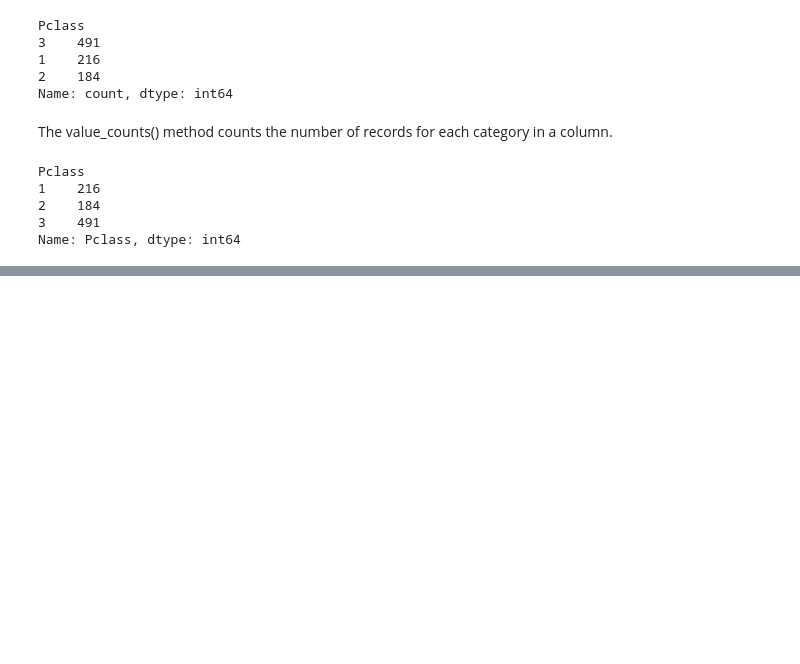
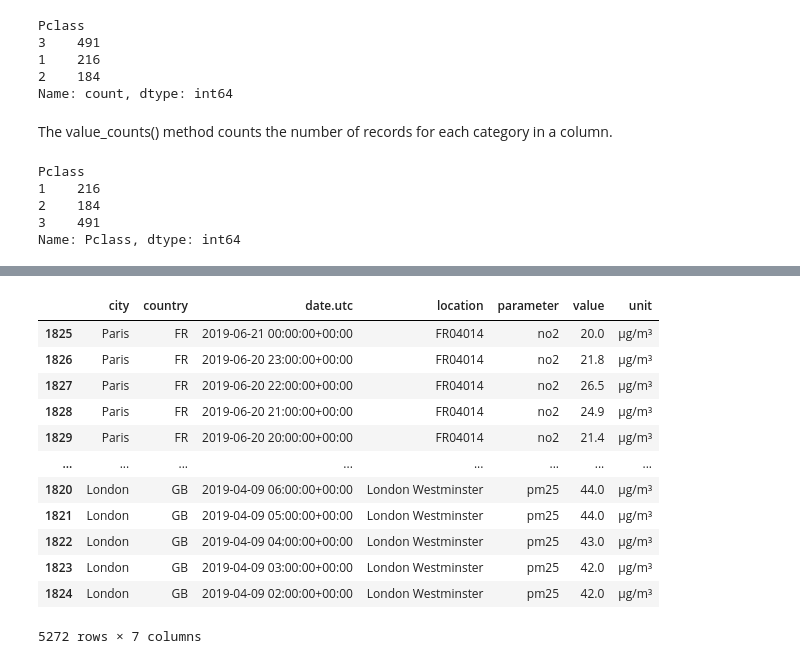
Before and after one commit to chandan-nagaraju/DS_learning, a Jupyter notebook: Notebooks/01 fundamentals/2. Pandas.ipynb, the cells around one changed output, grey strips where cells are left out. Saved outputs shown, nothing was run; the diff lists cells and outputs as text; code cells hidden in the pictures; blank space fills up the shorter version.

```diff
--- a/Notebooks/01 fundamentals/2. Pandas.ipynb
+++ b/Notebooks/01 fundamentals/2. Pandas.ipynb
@@ -641,0 +752,18 @@ KeyError: 'value'
+# %%
+airquality_pm_no2=pd.concat([no2,pm25], axis=0)
+# %%
+airquality_pm_no2
+# %% [output]
+|  | city | country | date.utc | location | parameter | value | unit |
+| 1825 | Paris | FR | 2019-06-21 00:00:00+00:00 | FR04014 | no2 | 20.0 | µg/m³ |
+| 1826 | Paris | FR | 2019-06-20 23:00:00+00:00 | FR04014 | no2 | 21.8 | µg/m³ |
+| 1827 | Paris | FR | 2019-06-20 22:00:00+00:00 | FR04014 | no2 | 26.5 | µg/m³ |
+| 1828 | Paris | FR | 2019-06-20 21:00:00+00:00 | FR04014 | no2 | 24.9 | µg/m³ |
+| 1829 | Paris | FR | 2019-06-20 20:00:00+00:00 | FR04014 | no2 | 21.4 | µg/m³ |
+| ... | ... | ... | ... | ... | ... | ... | ... |
+| 1820 | London | GB | 2019-04-09 06:00:00+00:00 | London Westminster | pm25 | 44.0 | µg/m³ |
+| 1821 | London | GB | 2019-04-09 05:00:00+00:00 | London Westminster | pm25 | 44.0 | µg/m³ |
+| 1822 | London | GB | 2019-04-09 04:00:00+00:00 | London Westminster | pm25 | 43.0 | µg/m³ |
+| 1823 | London | GB | 2019-04-09 03:00:00+00:00 | London Westminster | pm25 | 42.0 | µg/m³ |
+| 1824 | London | GB | 2019-04-09 02:00:00+00:00 | London Westminster | pm25 | 42.0 | µg/m³ |
+5272 rows × 7 columns
```
Also changed, not shown: parts of 39 cells of this notebook.
